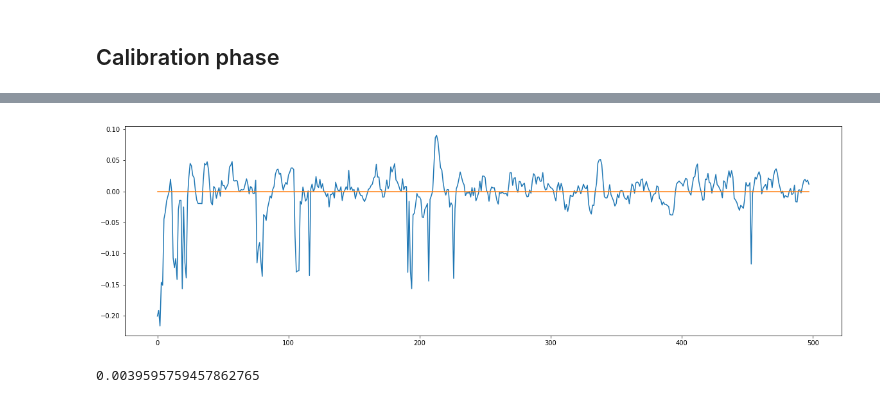
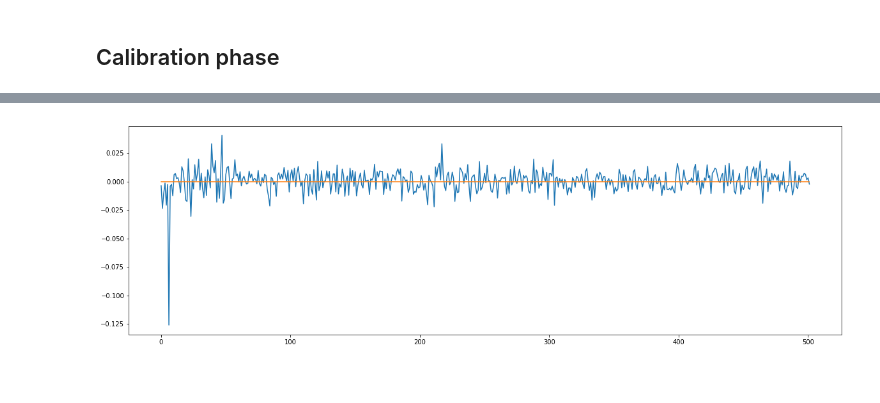
Before and after one commit to DLColumbia/DeepLearning_for_finance, a Jupyter notebook: calibration_first_try.ipynb, the cells around one changed output, grey strips where cells are left out. Cells and saved outputs as stored; diff of their text form; code cells hidden in the pictures.

```diff
--- a/calibration_first_try.ipynb
+++ b/calibration_first_try.ipynb
@@ -866,25 +872,28 @@ stock_arr = np.array(stock_list_unnorm).transpose()
 
 #train_setData_n, train_setData, list_tickers_train
 
-learning_rate = 0.0001
-num_steps = 10000
-batch_size = 10
-lambd = 0.2
-val_dropout = 0.85
+learning_rate_calib = 0.0001
+num_steps_calib = 10000
+batch_size_calib = 10
+lambd_calib = 0.2
+val_dropout_calib = 0.85
 
-display_step = 1000
+display_step_calib = 1000
+
+cross_len_calib = 1
 
 
 # Network Parameters
 
-n_hidden = 5  # bottleneck layer
-num_output = num_input
+num_input_calib = S
+n_hidden_calib = 5  # bottleneck layer
+num_output_calib = S
 
 y = rate2['Adj Close']
 # %%
 y = y.tolist()
 # %%
-stock2 = rateOfReturnWeekly(pd.DataFrame(stock_arr),5)
+stock2 = rateOfReturnWeekly(pd.DataFrame(stock_arr),shift_calib)
 # %%
 stock_list_2 = []
 for i in stock2.columns:
@@ -931,19 +940,19 @@ with tf.Graph().as_default():
         keep_prob = tf.placeholder(tf.float32) #gateway for dropout
 
         # Extract the latent information (logits from the bottleneck layer)
-        hidden, W_e = layer1_calib(x, S, n_hidden, phase_train)
+        hidden, W_e = layer1_calib(x, S, n_hidden_calib, phase_train)
 
         # Extract the outputs of the autoencoder
-        output, W_d = layer2_calib(hidden, S, n_hidden, phase_train)
+        output, W_d = layer2_calib(hidden, S, n_hidden_calib, phase_train)
 
 
         rr_tot = np.dot(output, x)
 
 #         error = (rr_tot - bench_day)**2
 
-        cost = loss(mse(rr_tot, label), regularizer(W_e, W_d), lambd, num_input, batch_size)
+        cost = loss(mse(rr_tot, label), regularizer(W_e, W_d), lambd_calib, num_input_calib, batch_size_calib)
 
-        train_op = training(cost, learning_rate)
+        train_op = training(cost, learning_rate_calib)
 
         eval_op, val_summary_op = evaluate(rr_tot, label)
 
@@ -955,7 +964,7 @@ with tf.Graph().as_default():
 
         # Create the session list that will be runned for training
 
-        total_loss = np.zeros(num_steps)
+        total_loss = np.zeros(num_steps_calib)
 
 
         start_time = time()
@@ -967,17 +976,17 @@ with tf.Graph().as_default():
 
         summary_writer = tf.summary.FileWriter(logs_path, graph=tf.get_default_graph())
 
-        for i in range(1, num_steps + 1):
+        for i in range(1, num_steps_calib + 1):
 
 
-            total_batch = int(len(stock_list_2) / batch_size)
+            total_batch = int(len(stock_list_2) / batch_size_calib)
 
             for j in range(total_batch):
-                mini_batch_x, mini_batch_y = next_batch(batch_size, stock_list_2, y)
+                mini_batch_x, mini_batch_y = next_batch(batch_size_calib, stock_list_2, y)
 
 
             _, l, summary = session.run([train_op, cost, summary_op],
-                            feed_dict={x: mini_batch_x , label: mini_batch_y.reshape((batch_size,1)), phase_train: True, keep_prob: val_dropout})
+                            feed_dict={x: mini_batch_x , label: mini_batch_y.reshape((batch_size_calib,1)), phase_train: True, keep_prob: val_dropout_calib})
 
 
             total_loss[i-1] = l
@@ -989,9 +998,9 @@ with tf.Graph().as_default():
                     print('Step %i : Minibatch Loss: %f' % (i, l))
                     curr_time = time()
                     elapsed_time = curr_time-start_time
-                    print('Estimated remaining time = ', elapsed_time / i * (num_steps-i),'s\n')
+                    print('Estimated remaining time = ', elapsed_time / i * (num_steps_calib-i),'s\n')
 
-        batch_size = 498
+        batch_size_verif = len(y)
         #mini_batch_x, mini_batch_y = next_batch(batch_size, stock_list_2, y)
 
         lll=[]
@@ -1035,15 +1044,13 @@ plt.show();
 # %%
-mne = [0]*498
+mne = [0]*batch_size_verif
 
 plt.plot(np.array(calibration)-np.array(y))
 plt.plot(mne)
 plt.show();
 # %% [output]
-[figure, old version]
+[figure, new version]
 # %%
-np.array(calibration).mean()
+avg_rateOfReturn_calib = np.array(calibration).mean()
-# %% [output]
-0.0039595759457862765
 # %%
 np.array(mini_batch_y).mean()
 # %% [output]
```
Also changed, not shown: parts of 21 cells of this notebook.
